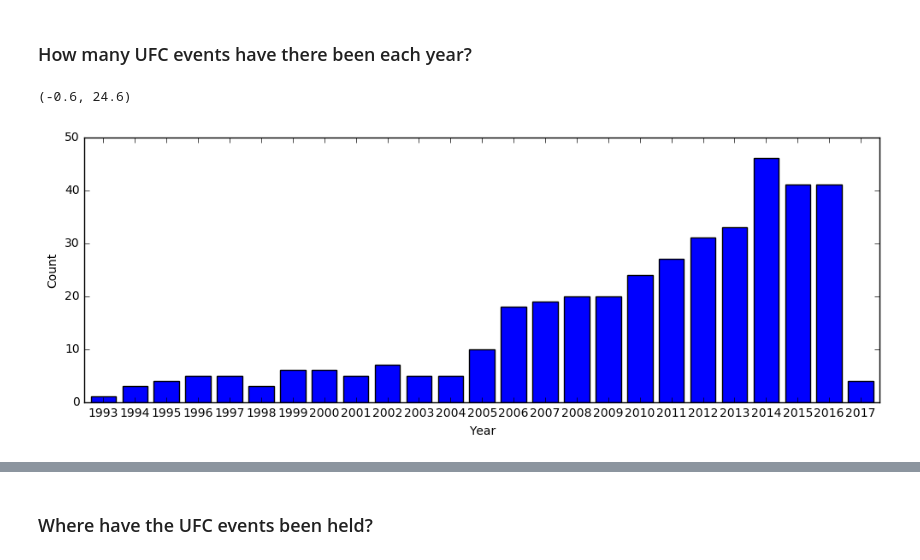
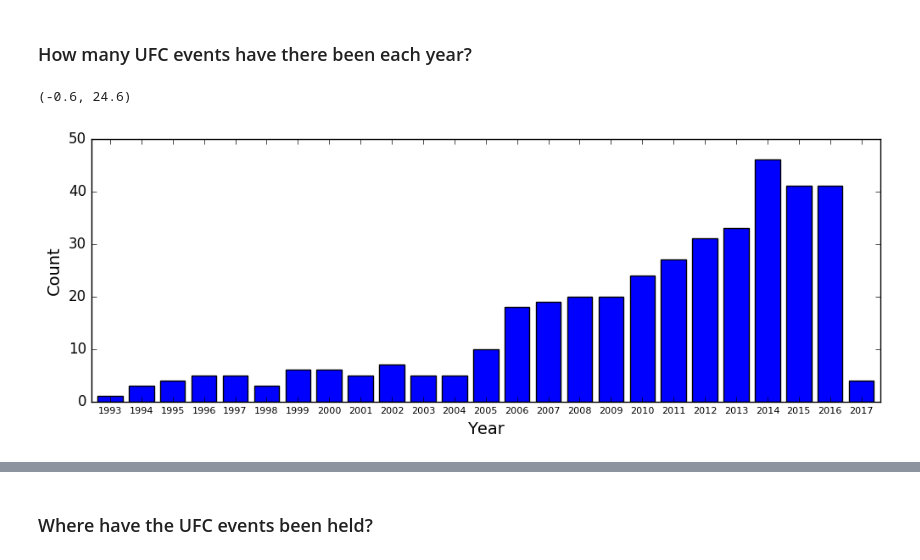
Before and after one commit to jhalverson/data_science, a Jupyter notebook: misc/mma_analytics/part2_fightmetric_cards_overview.ipynb, the cells around one changed output, grey strips where cells are left out. Saved outputs shown, nothing was run; the diff lists cells and outputs as text; code cells hidden in the pictures.

```diff
--- a/misc/mma_analytics/part2_fight_card_data_overview.ipynb
+++ b/misc/mma_analytics/part2_fightmetric_cards_overview.ipynb
@@ -6,9 +6,10 @@
 import numpy as np
 import pandas as pd
 import matplotlib.pyplot as plt
+plt.style.use('halverson')
 %matplotlib inline
 # %%
-fights = pd.read_csv('fightmetric_cards/fightmetric_fights.csv', header=0, parse_dates=['Date'])
+fights = pd.read_csv('data/fightmetric_cards/fightmetric_fights.csv', header=0, parse_dates=['Date'])
 fights.head(5)
 # %% [output]
 |  | Winner | Outcome | Loser | WeightClass | Method | MethodNotes | Round | Time | Event | Date | ... |
@@ -44,0 +65,3 @@ fights.shape[0]
+# %%
+name = 'Dong Hyun Kim'
+fights[fights.Winner.str.contains(name) | fights.Loser.str.contains(name)][cols]
@@ -44,0 +86,7 @@ fights.shape[0]
+# %%
+idx1 = fights[(fights.Winner == name) & (fights.Loser == 'Brendan O\'Reilly')].index.values
+idx2 = fights[(fights.Winner == 'Polo Reyes') & (fights.Loser == name)].index.values
+idx3 = fights[(fights.Winner == 'Dominique Steele') & (fights.Loser == name)].index.values
+fights = fights.set_value(idx1, 'Winner', name + ' 2')
+fights = fights.set_value(idx2, 'Loser', name + ' 2')
+fights = fights.set_value(idx3, 'Loser', name + ' 2')
@@ -253,11 +374,13 @@ Since about 2010 about 50% of fights end in decision, 30% by KO/TKO and 20% by s
 ### How many UFC events have there been each year?
 # %%
 events_per_year = fights.groupby('Event').head(1).Date.dt.year.value_counts().sort_index()
-fig = plt.figure(1, figsize=(12, 4))
+fig, ax = plt.subplots(1, figsize=(12, 4))
 plt.bar(range(events_per_year.size), events_per_year.values, tick_label=events_per_year.index, align='center')
+for label in ax.get_xticklabels():
+     label.set_fontsize(8)
 plt.xlabel('Year')
 plt.ylabel('Count')
 plt.xlim(-0.6, 24.6)
 # %% [output]
 (-0.6, 24.6)
-[figure, old version]
+[figure, new version]
```
Also changed, not shown: parts of 26 cells of this notebook, 7 other files.
